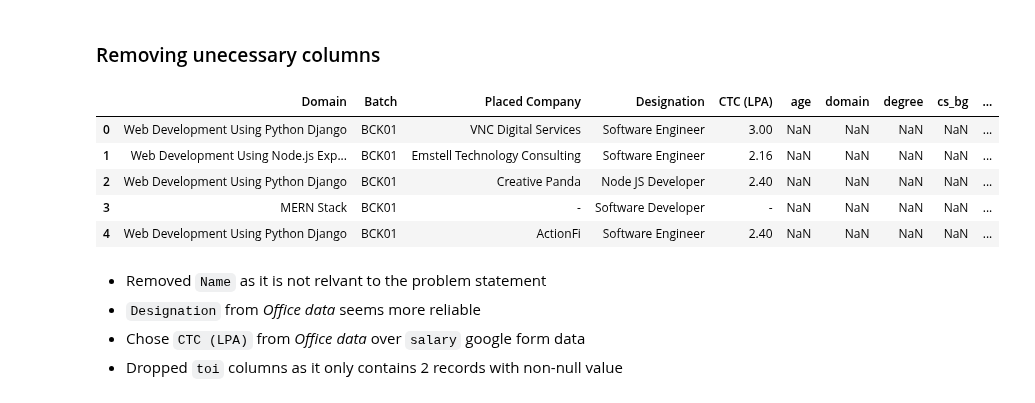
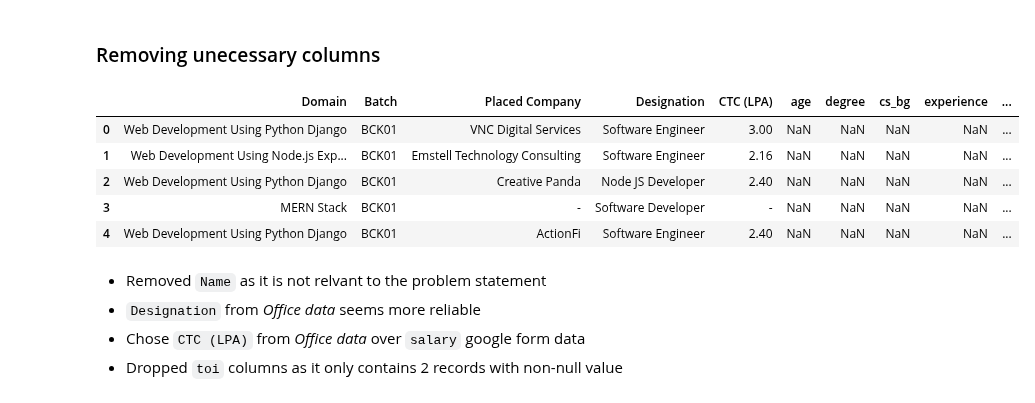
Before and after one commit to mubarakmayyeri/worth-machine-learning, a Jupyter notebook: 2_data_cleaning/cleaning_feature_engineering.ipynb, the cells around one changed output. Drawn from its saved outputs; the diff is of its cells as text; code cells hidden in the pictures.

```diff
--- a/2_data_cleaning/cleaning_feature_engineering.ipynb
+++ b/2_data_cleaning/cleaning_feature_engineering.ipynb
@@ -9,7 +14,7 @@ import seaborn as sns
 import re
 # %%
 # Reading the dataset
-path = 'data/combined_data/raw_data.csv'
+path = '/content/drive/MyDrive/Colab Notebooks/worth/data/raw_data.csv'
 
 data = pd.read_csv(path)
 data.head()
@@ -80,10 +85,10 @@ In the combined records there is significant difference in salary from office_da
 # %% [markdown]
 ### Removing unecessary columns
 # %%
-data = data.drop(['Name', 'current_job', 'salary', 'toi'], axis=1)
+data = data.drop(['Name', 'current_job', 'salary', 'toi', 'domain'], axis=1)
 data.head()
 # %% [output]
-|  | Domain | Batch | Placed Company | Designation | CTC (LPA) | age | domain | degree | cs_bg | ... |
+|  | Domain | Batch | Placed Company | Designation | CTC (LPA) | age | degree | cs_bg | experience | ... |
 | 0 | Web Development Using Python Django | BCK01 | VNC Digital Services | Software Engineer | 3.00 | NaN | NaN | NaN | NaN | ... |
 | 1 | Web Development Using Node.js Exp... | BCK01 | Emstell Technology Consulting | Software Engineer | 2.16 | NaN | NaN | NaN | NaN | ... |
 | 2 | Web Development Using Python Django | BCK01 | Creative Panda | Node JS Developer | 2.40 | NaN | NaN | NaN | NaN | ... |
```
Also changed, not shown: parts of 17 cells of this notebook, 5 other files.
